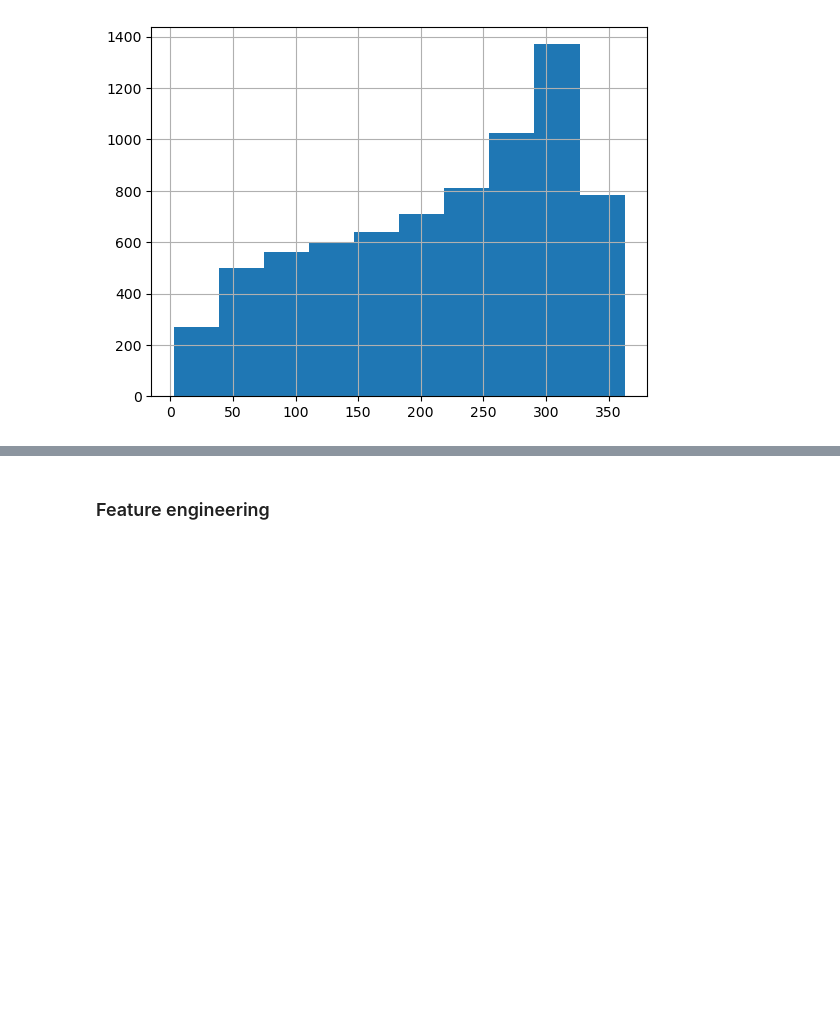
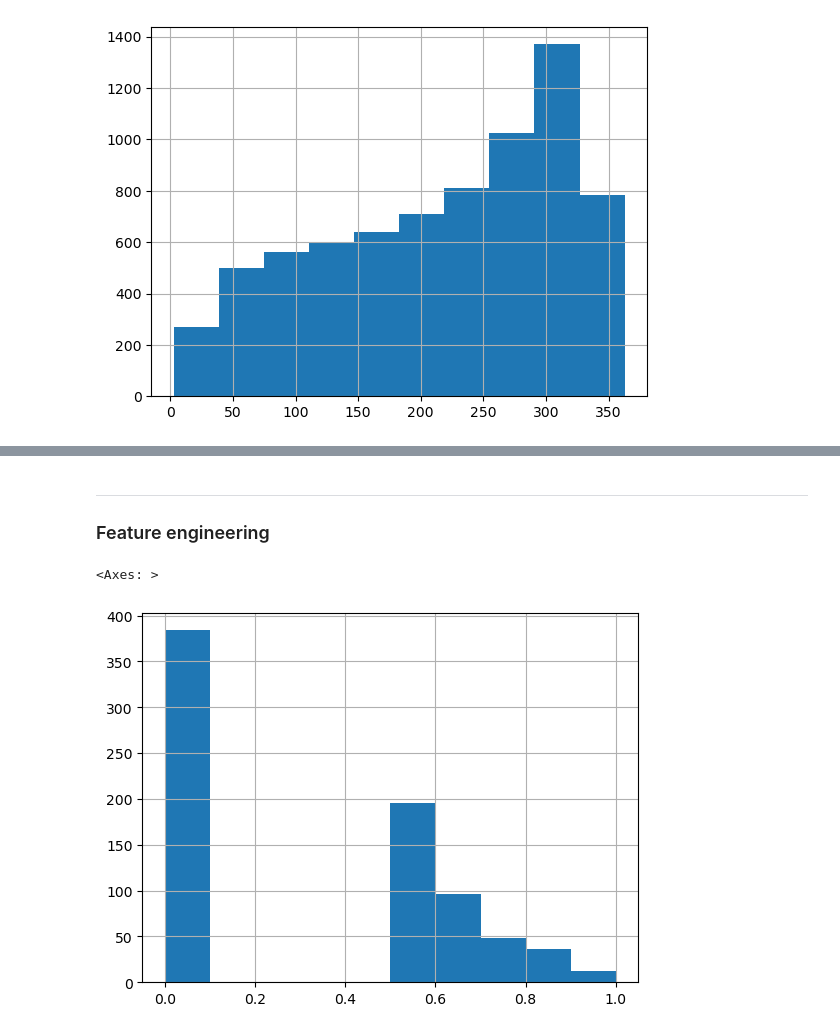
Before and after one commit to skowronskid/March-Machine-Learning-Mania-2023, a Jupyter notebook: main.ipynb, the cells around one changed output, grey strips where cells are left out. Drawn from its saved outputs; the diff is of its cells as text; code cells hidden in the pictures; blank space fills up the shorter version.

```diff
--- a/main.ipynb
+++ b/main.ipynb
@@ -271,0 +275,2 @@ M_massey_tourney["OrdinalRank"].hist()
+# %%
+W_ratings = pd.read_csv('data/WRatings.csv').rename(columns={"538rating": "Rating"})
@@ -272,2 +299,4 @@ M_massey_tourney["OrdinalRank"].hist()
 # %% [markdown]
+---
+
 ### Feature engineering
@@ -273,0 +394,12 @@ M_massey_tourney["OrdinalRank"].hist()
+# %%
+# women's data preparation
+W_teams_working = prepare_regular_season_team_statistics(W_regular_working)
+W_teams_working = prepare_previous_tourney_data(W_tourney_working, W_teams_working)
+W_teams_working = W_teams_working.merge(W_seeds_working, how="left", left_on=["Season", "T1_TeamID"], right_on=["Season", "TeamID"]).drop(columns=["TeamID"])
+W_teams_working = W_teams_working.merge(W_ratings, how="left", left_on=["Season", "T1_TeamID"], right_on=["Season", "TeamID"]).drop(columns=["TeamID", "TeamName"])
+W_teams_working["Rating"].fillna(W_teams_working["Rating"].mean(), inplace=True) # there are many missing ratings
+# %%
+W_teams_working.loc[W_teams_working["played_prev_tourney"]==1].prev_win_ratio.hist()
+# %% [output]
+<Axes: >
+[figure, added]
```
Also changed, not shown: parts of 23 cells of this notebook, 3 other files.
